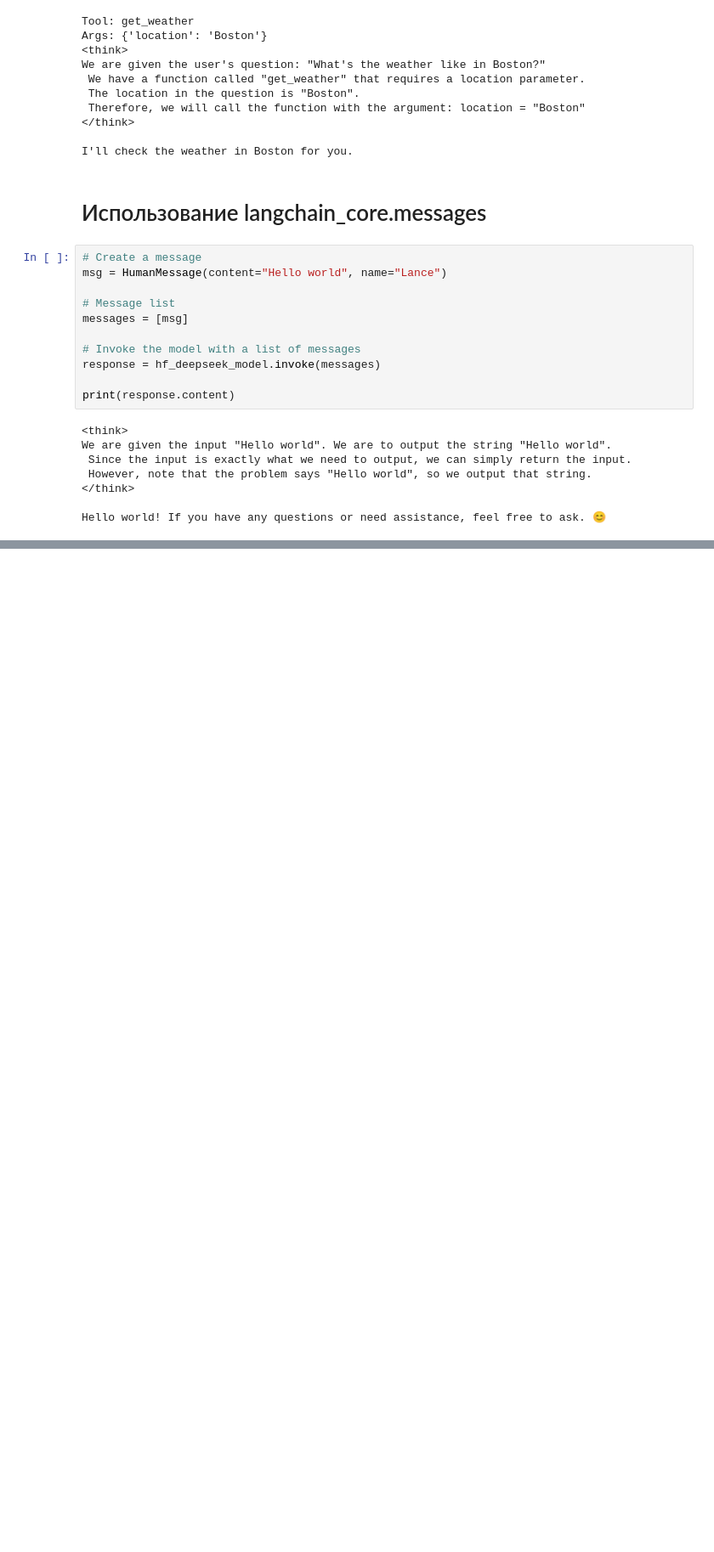
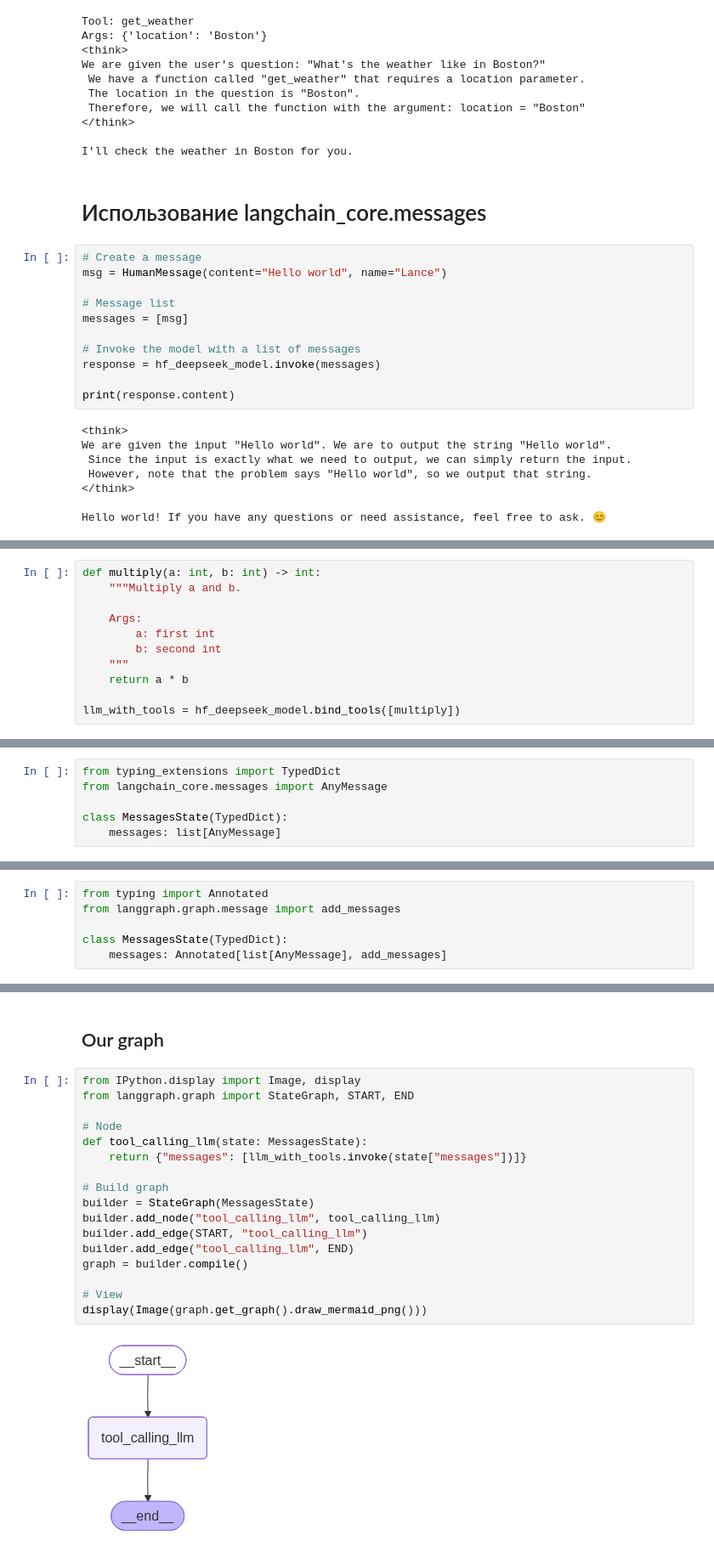
Before and after one commit to sidtim/ai-mas-hse-project, a Jupyter notebook: ai_mas_hse_project/notebooks/3-agent-tutorial.ipynb, the cells around one changed output, grey strips where cells are left out. Shown at 85% size. Cells and saved outputs as stored; diff of their text form; blank space fills up the shorter version.

```diff
--- a/ai_mas_hse_project/notebooks/3-agent-baseline.ipynb
+++ b/ai_mas_hse_project/notebooks/3-agent-tutorial.ipynb
@@ -196,0 +360,11 @@ Hello world! If you have any questions or need assistance, feel free to ask.
+# %%
+def multiply(a: int, b: int) -> int:
+    """Multiply a and b.
+
+    Args:
+        a: first int
+        b: second int
+    """
+    return a * b
+
+llm_with_tools = hf_deepseek_model.bind_tools([multiply])
@@ -196,0 +425,6 @@ Hello world! If you have any questions or need assistance, feel free to ask.
+# %%
+from typing_extensions import TypedDict
+from langchain_core.messages import AnyMessage
+
+class MessagesState(TypedDict):
+    messages: list[AnyMessage]
@@ -196,0 +453,6 @@ Hello world! If you have any questions or need assistance, feel free to ask.
+# %%
+from typing import Annotated
+from langgraph.graph.message import add_messages
+
+class MessagesState(TypedDict):
+    messages: Annotated[list[AnyMessage], add_messages]
@@ -196,0 +474,21 @@ Hello world! If you have any questions or need assistance, feel free to ask.
+# %% [markdown]
+## Our graph
+# %%
+from IPython.display import Image, display
+from langgraph.graph import StateGraph, START, END
+
+# Node
+def tool_calling_llm(state: MessagesState):
+    return {"messages": [llm_with_tools.invoke(state["messages"])]}
+
+# Build graph
+builder = StateGraph(MessagesState)
+builder.add_node("tool_calling_llm", tool_calling_llm)
+builder.add_edge(START, "tool_calling_llm")
+builder.add_edge("tool_calling_llm", END)
+graph = builder.compile()
+
+# View
+display(Image(graph.get_graph().draw_mermaid_png()))
+# %% [output]
+[figure, added]
```
Also changed, not shown: parts of 35 cells of this notebook.
